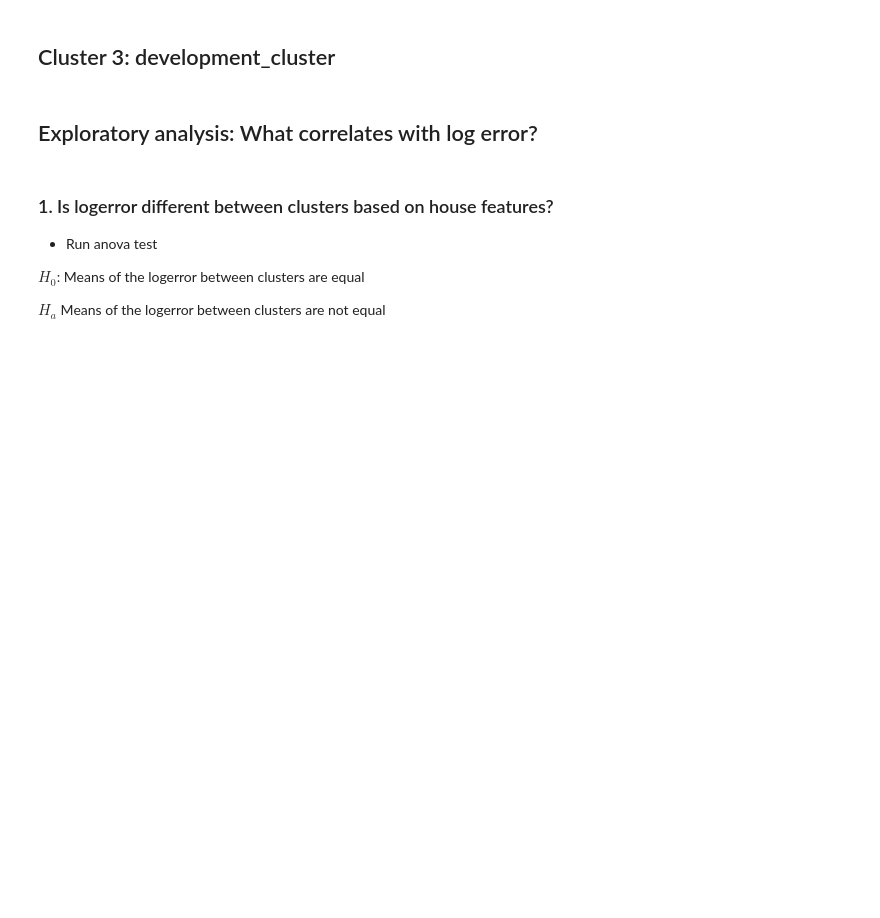
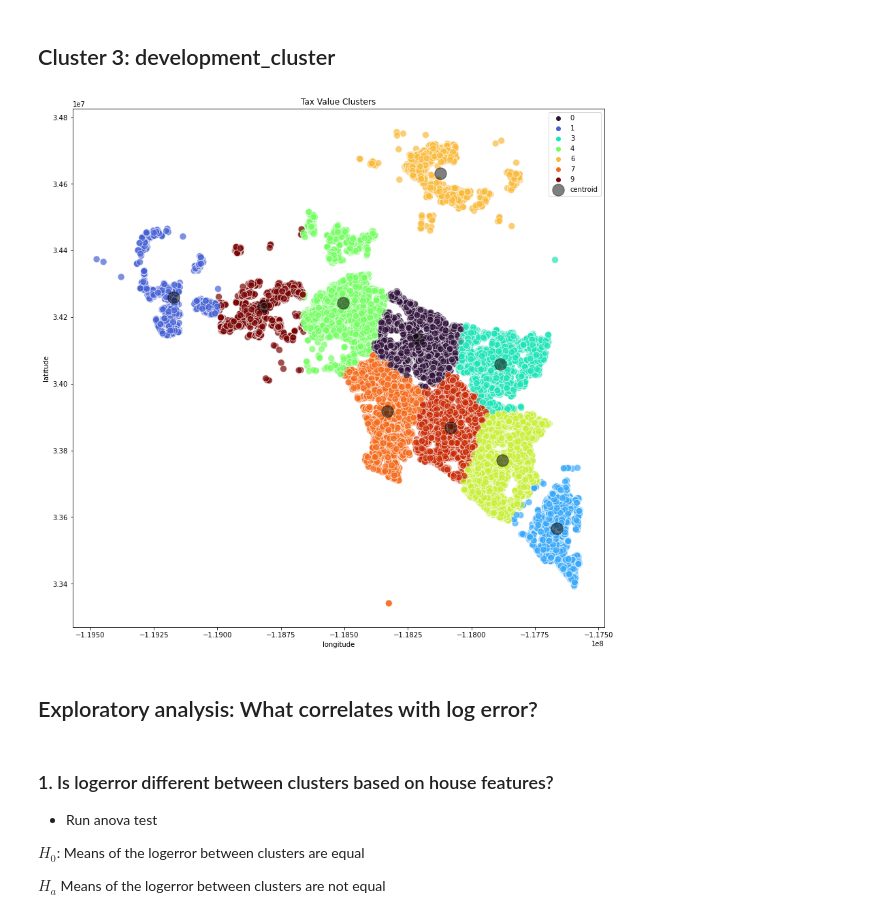
Before and after one commit to velasquez-wheeler/zillow_clustering_project, a Jupyter notebook: zillow_report.ipynb, the cells around one changed output. Saved outputs shown, nothing was run; the diff lists cells and outputs as text; code cells hidden in the pictures; blank space fills up the shorter version.

```diff
--- a/zillow_report.ipynb
+++ b/zillow_report.ipynb
@@ -155,8 +174,14 @@ kmeans.fit(X_train_development_cluster)
 train_scaled['development_cluster'] = kmeans.predict(X_train_development_cluster)
 validate_scaled['development_cluster'] = kmeans.predict(X_validate_development_cluster)
 test_scaled['development_cluster'] = kmeans.predict(X_test_development_cluster)
+X_train_development_cluster['development_cluster'] = kmeans.predict(X_train_development_cluster)
+
+# define centroids
+centroids = pd.DataFrame(kmeans.cluster_centers_, columns = X_train_development_cluster.loc[:, X_train_development_cluster.columns != 'development_cluster'].columns)
 # %%
-### visualize ###
+viz.cluster3_with_centroid(X_train_development_cluster, centroids)
+# %% [output]
+[figure, added]
 # %% [markdown]
 ## Exploratory analysis: What correlates with log error?
 # %%
```
Also changed, not shown: parts of 26 cells of this notebook, 2 other files.
